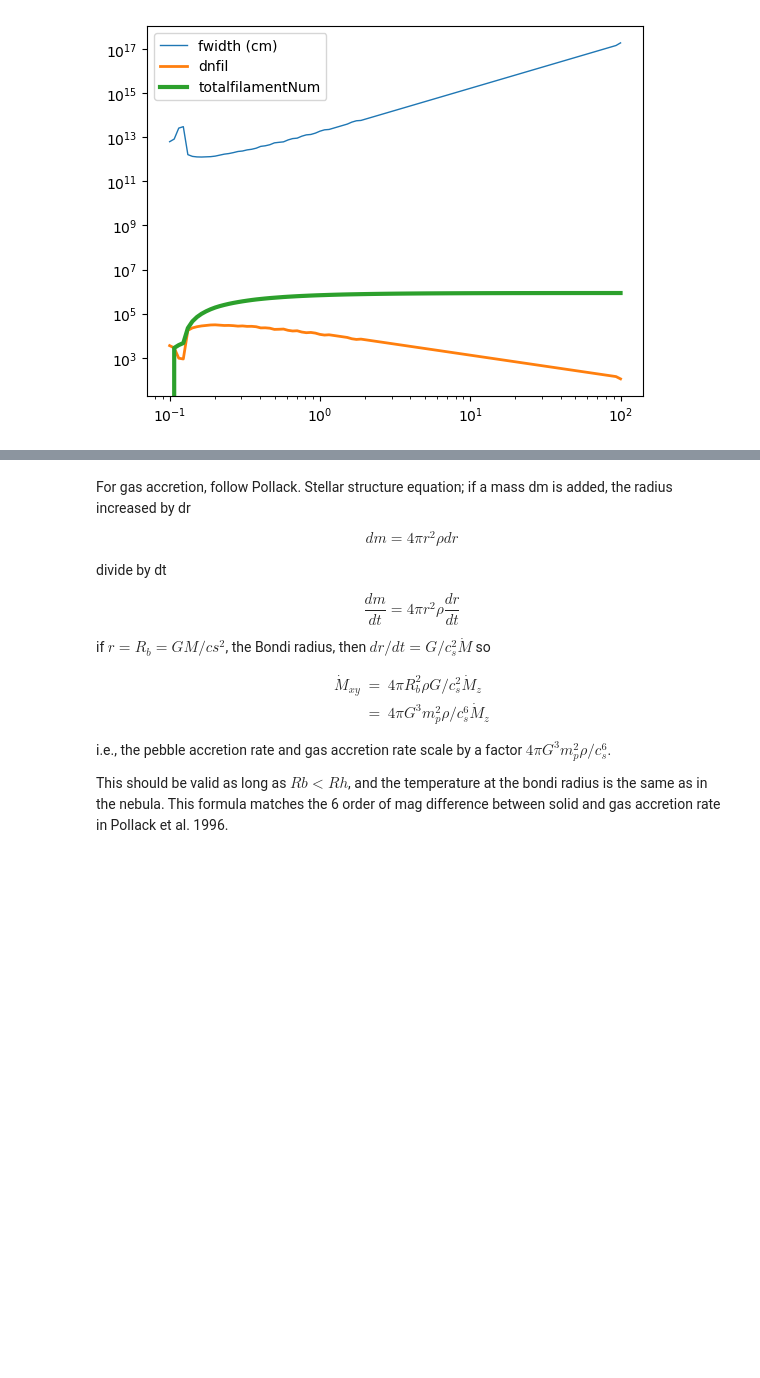
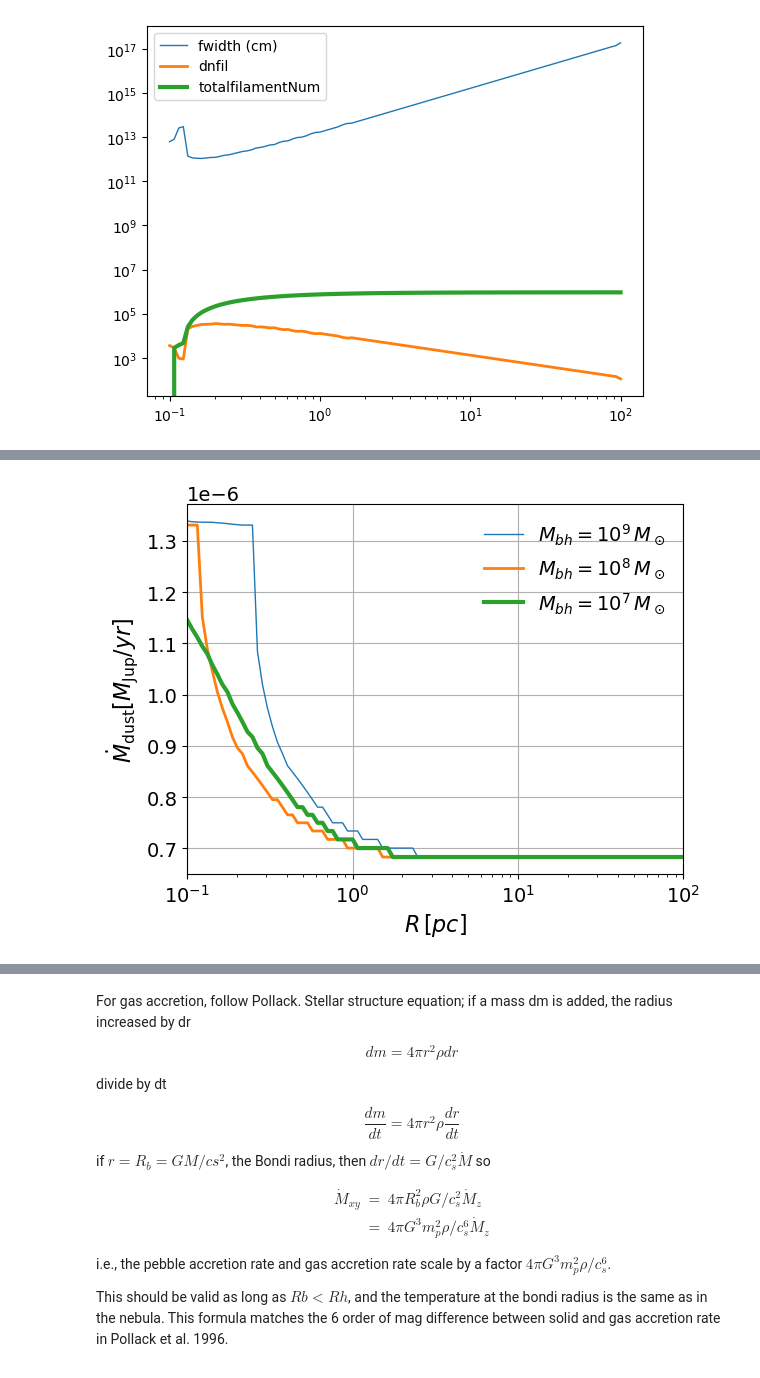
Before and after one commit to mbhupe/EmbeddedAGN, a Jupyter notebook: planetsAGN-magnetic_work.ipynb, the cells around one changed output, grey strips where cells are left out. Cells and saved outputs as stored; diff of their text form; code cells hidden in the pictures; blank space fills up the shorter version.

```diff
--- a/planetsAGN-magnetic_work.ipynb
+++ b/planetsAGN-magnetic_work.ipynb
@@ -613,7 +724,7 @@ def calc_mdot(eta, r, omega, Rhat,Hp,mp,t_f,rho_dust,rhill,ldeltav,lOmegaR):
         dv_tp += omega*rhill
 
     tp  = G*mp /dv_tp**3
-    fac = np.exp(-chi_pa * (t_f/tp)**gamma_pa)
+    fac = np.exp(-chi * (t_f/tp)**gamma)
 
     Racc = Rhat * fac
 
@@ -630,7 +741,10 @@ def calc_mdot(eta, r, omega, Rhat,Hp,mp,t_f,rho_dust,rhill,ldeltav,lOmegaR):
 
 def getmdotdust(mmin, Sigma, r, H, St,omega, RH, Rpeb,eta):
     mp       = mmin*Mjup
+    # SI_St_threshold = 1e-2
+    # St       = SI_St_threshold
     Sa       = St*Sc/alpha
+    chi      = 0.4
     Hp       = H *rs/ np.sqrt(Sa+1)
 
     deltav   = eta*omega*r*rs
@@ -676,7 +790,7 @@ def getmdotdust(mmin, Sigma, r, H, St,omega, RH, Rpeb,eta):
     s   = 0.65
     tp  = G*mp /(deltav+omega*RH*rs)**3
     Stp = (np.pi/2)/Sigma *rho_bullet
-    jp  = chi_pa*(Stp/omega/tp)**s
+    jp  = chi*(Stp/omega/tp)**s
     j1  = 2*jp
     j2  = j1
     j3  = 3*jp
@@ -720,33 +834,35 @@ mdotdust2 = getmdotdust(data2['mmin/Mjup'][1],param_dic2['Sigmag'][1], param_dic
 
 mdotdust3 = getmdotdust(data3['mmin/Mjup'][1],param_dic3['Sigmag'][1], param_dic3['rrs'][1],
                         param_dic3['h'][1]*param_dic3['rrs'][1], data3['St_frag'][1], param_dic3['Omega'][1], data3['RHill'][1],data3['Rpeb'][1], data3['eta'][1])
 
 
 timeplanet1 = data1['mmin/Mjup'][1]*Mjup/mdotdust1
 timeplanet2 = data2['mmin/Mjup'][1]*Mjup/mdotdust2
 timeplanet3 = data3['mmin/Mjup'][1]*Mjup/mdotdust3
 
 plt.plot(param_dic1['rrs'][1],mdotdust1/Mjup*yr, lw=1, label=plotvar[0])
 plt.plot(param_dic2['rrs'][1],mdotdust2/Mjup*yr, lw=2, label=plotvar[1])
 plt.plot(param_dic3['rrs'][1],mdotdust3/Mjup*yr, lw=3, label=plotvar[2])
 
 
 plt.ylabel('$\dot{M}_\mathrm{dust} [M_\mathrm{Jup}/yr]$')
 # plt.ylabel('Mhb/Mearth')
 plt.xscale('log')
 #plt.yscale('log')
 # plt.xlim(0.027825594022071264,100)
 # plt.ylim(1e-12,1e1)
 plt.xlim(1e-1, 1e2)
 plt.xlabel(r"$R \, [pc]$")
 plt.grid()
 plt.legend(frameon=False,fontsize=font)
 if(plotvar == variablealpha):
     plt.savefig("mdotdust_alphavar_mbh1e6.png",format='png',transparent='True',bbox_inches='tight')
 
 if(plotvar == variablembh):
     plt.savefig("mdotdust_alpha1em4_mbhvar.png",format='png',transparent='True',bbox_inches='tight')
 plt.show()
+# %% [output]
+[figure, added]
 # %%
 # from matplotlib import colormaps
 import matplotlib as mpl
```
Also changed, not shown: parts of 19 cells of this notebook.
